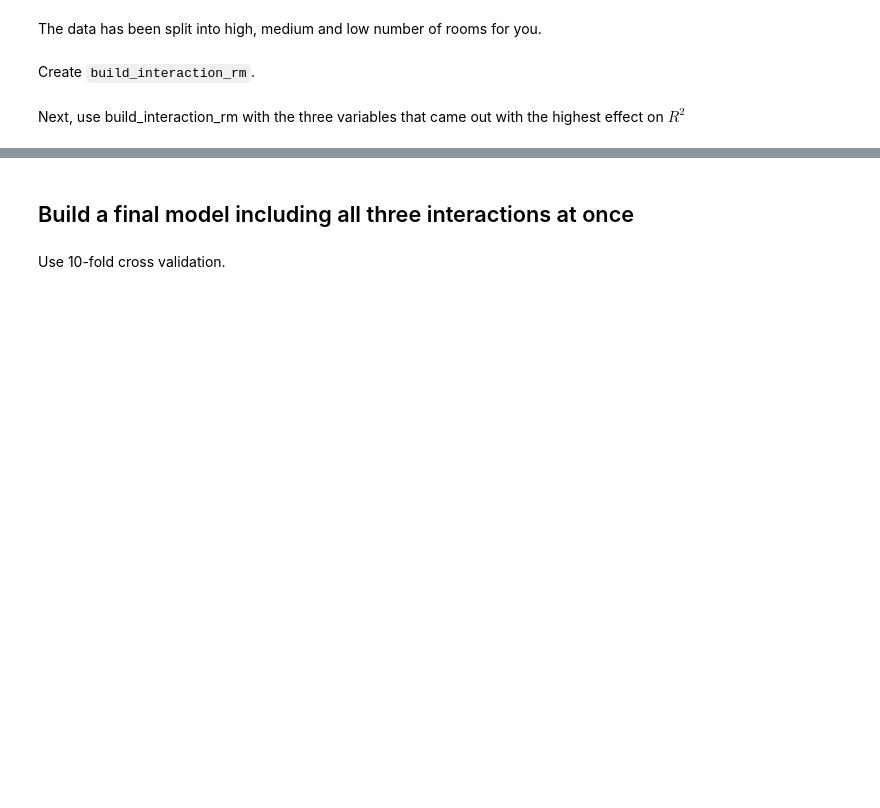
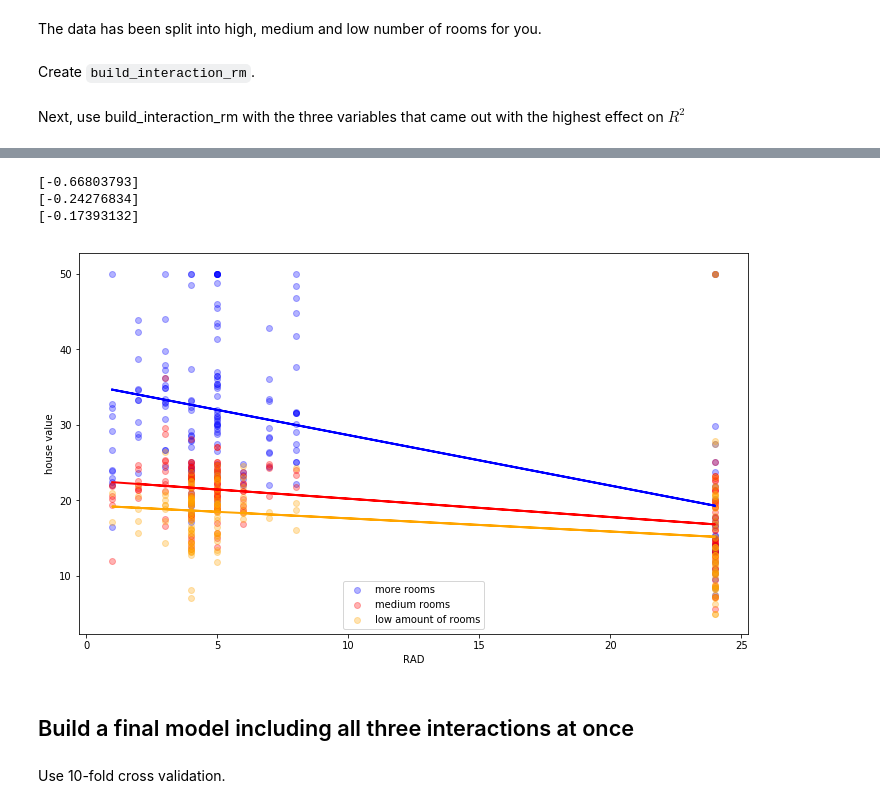
Before and after one commit to max-miller/dsc-interaction-terms-lab-nyc-ds-career-042219, a Jupyter notebook: index.ipynb, the cells around one changed output, grey strips where cells are left out. Drawn from its saved outputs; the diff is of its cells as text; code cells hidden in the pictures; blank space fills up the shorter version.

```diff
--- a/index.ipynb
+++ b/index.ipynb
@@ -132,5 +141,11 @@ NameError: name 'medh_rm' is not defined
 # %%
 # third plot
+build_interaction_rm('RAD','RAD')
+# %% [output]
+[-0.66803793]
+[-0.24276834]
+[-0.17393132]
+[figure, added]
 # %% [markdown]
 ## Build a final model including all three interactions at once
 # %% [markdown]
```
Also changed, not shown: parts of 6 cells of this notebook.
